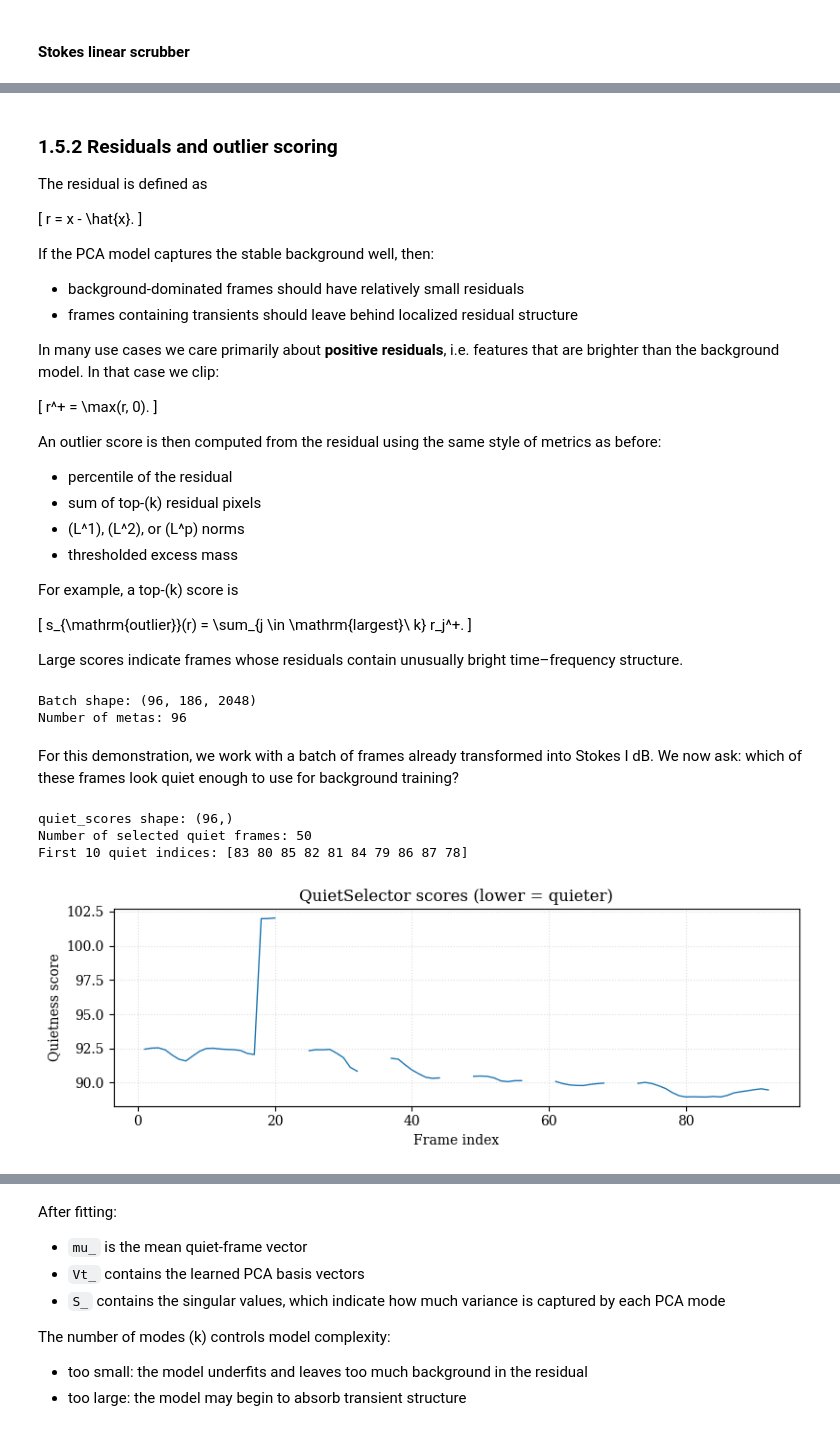
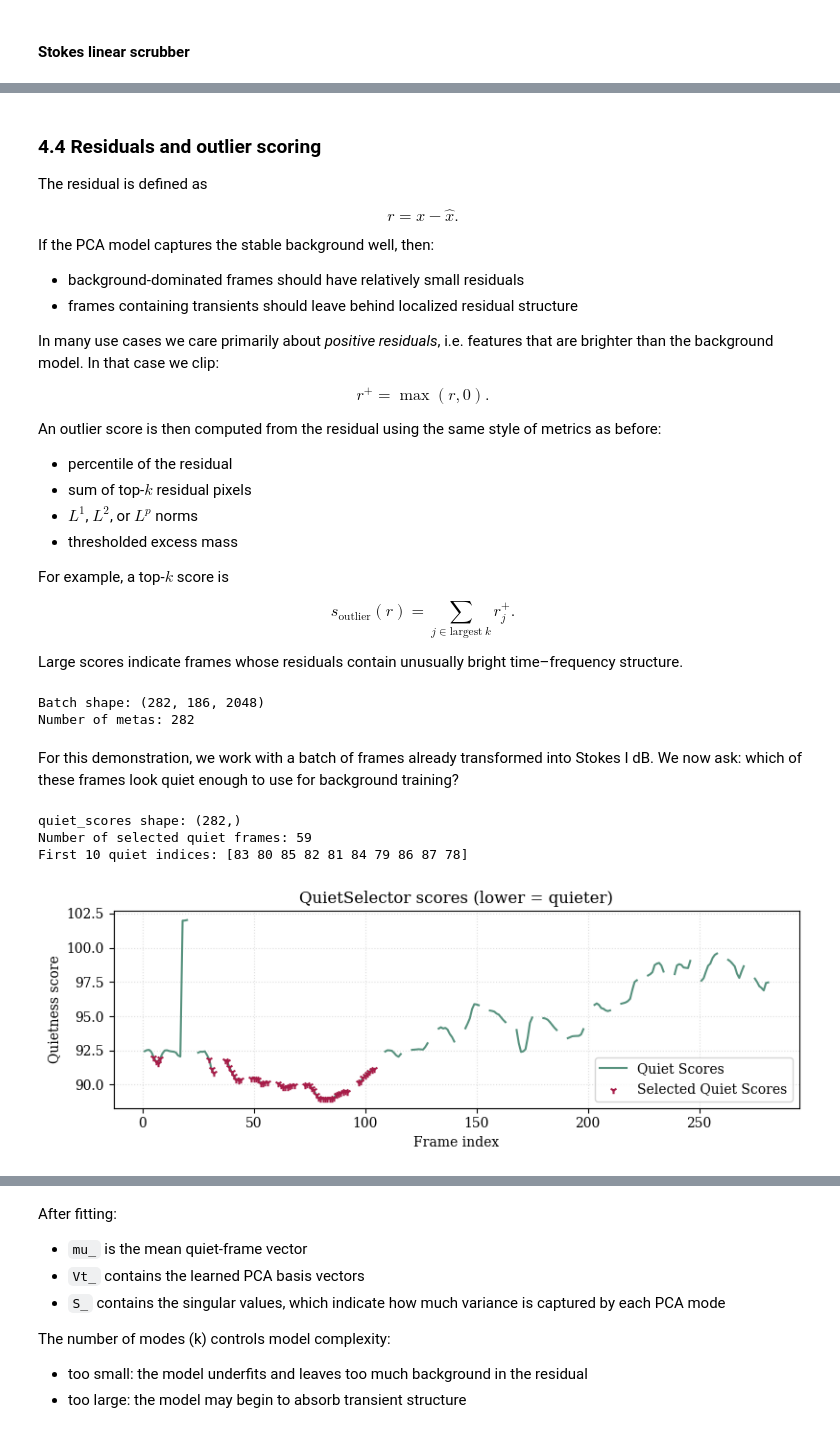
Before and after one commit to amanchokshi/specscout, a Jupyter notebook: notebooks/specscout_tutorial.ipynb, the cells around one changed output, grey strips where cells are left out. Cells and saved outputs as stored; diff of their text form; code cells hidden in the pictures.

```diff
--- a/notebooks/specscout_tutorial.ipynb
+++ b/notebooks/specscout_tutorial.ipynb
@@ -598,37 +580,37 @@ This is an important point:
 # %% [markdown]
-### 1.5.2 Residuals and outlier scoring
+### 4.4 Residuals and outlier scoring
 
 The residual is defined as
 
-\[
+$$
 r = x - \hat{x}.
-\]
+$$
 
 If the PCA model captures the stable background well, then:
 
 - background-dominated frames should have relatively small residuals
 - frames containing transients should leave behind localized residual structure
 
-In many use cases we care primarily about **positive residuals**, i.e. features
+In many use cases we care primarily about *positive residuals*, i.e. features
 that are brighter than the background model. In that case we clip:
 
-\[
+$$
 r^+ = \max(r, 0).
-\]
+$$
 
 An outlier score is then computed from the residual using the same style of
 metrics as before:
 
 - percentile of the residual
-- sum of top-\(k\) residual pixels
-- \(L^1\), \(L^2\), or \(L^p\) norms
+- sum of top-$k$ residual pixels
+- $L^1$, $L^2$, or $L^p$ norms
 - thresholded excess mass
 
-For example, a top-\(k\) score is
+For example, a top-$k$ score is
 
-\[
+$$
 s_{\mathrm{outlier}}(r) = \sum_{j \in \mathrm{largest}\ k} r_j^+.
-\]
+$$
 
 Large scores indicate frames whose residuals contain unusually bright
 time–frequency structure.
@@ -651,7 +633,7 @@ ds = SpecscoutDataset(
     return_meta=True,
 )
 
-batch_indices = np.arange(0, 96)   # for example: first ~8 hours at 5-minute steps
+batch_indices = np.arange(0, len(ds))   # load all frames
 
 frames, metas = ds.to_numpy_batch(
     batch_indices,
@@ -661,8 +643,8 @@ frames, metas = ds.to_numpy_batch(
 print("Batch shape:", frames.shape)
 print("Number of metas:", len(metas))
 # %% [output]
-Batch shape: (96, 186, 2048)
-Number of metas: 96
+Batch shape: (282, 186, 2048)
+Number of metas: 282
 # %% [markdown]
 For this demonstration, we work with a batch of frames already transformed into
 Stokes I dB. We now ask: which of these frames look quiet enough to use for
@@ -670,7 +652,7 @@ background training?
 # %%
 qs = QuietSelector(
     method="p99",
-    quiet_fraction=0.7,
+    quiet_fraction=0.3,
 )
 
 quiet_scores = qs.scores(frames)
@@ -680,22 +662,24 @@ print("quiet_scores shape:", quiet_scores.shape)
 print("Number of selected quiet frames:", len(quiet_idx))
 print("First 10 quiet indices:", quiet_idx[:10])
 # %% [output]
-quiet_scores shape: (96,)
-Number of selected quiet frames: 50
+quiet_scores shape: (282,)
+Number of selected quiet frames: 59
 First 10 quiet indices: [83 80 85 82 81 84 79 86 87 78]
 # %%
 %matplotlib inline
 
 plt.figure(figsize=(8, 3))
-plt.plot(batch_indices, quiet_scores, lw=1)
+plt.plot(batch_indices, quiet_scores, color=cmr.pride(0.3), label="Quiet Scores")
+plt.scatter(batch_indices[quiet_idx], quiet_scores[quiet_idx], marker="1", s=28, color=cmr.pride(0.8), zorder=7, label="Selected Quiet Scores")
 plt.xlabel("Frame index")
 plt.ylabel("Quietness score")
 plt.title("QuietSelector scores (lower = quieter)")
 plt.grid(ls=":", alpha=0.4)
+plt.legend()
 plt.tight_layout()
 plt.show()
 # %% [output]
-[figure, old version]
+[figure, new version]
 # %% [markdown]
 The exact meaning of the quietness score depends on the chosen metric. Here we
 used `p99`, so each frame is summarised by its 99th percentile pixel value.
```
Also changed, not shown: parts of 24 cells of this notebook.
